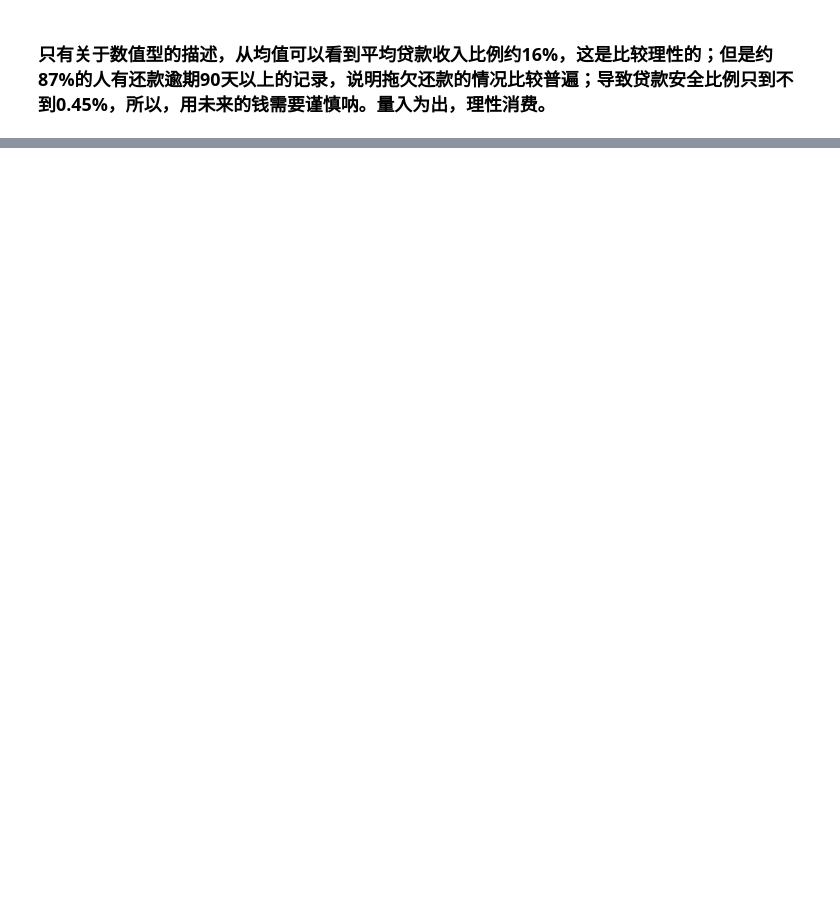
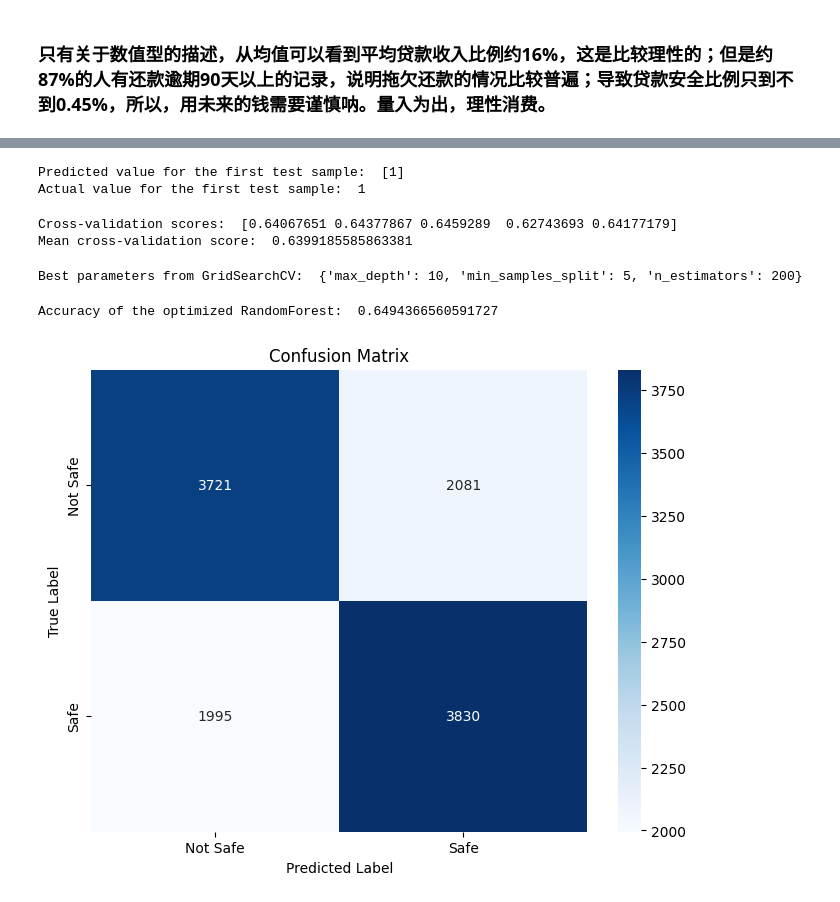
Before and after one commit to dingfengkun/loan_tree, a Jupyter notebook: loans_tree.ipynb, the cells around one changed output, grey strips where cells are left out. Saved outputs shown, nothing was run; the diff lists cells and outputs as text; code cells hidden in the pictures; blank space fills up the shorter version.

Commit message:
improve the feature engineering part and add new randomforest mode

```diff
--- a/loans_tree.ipynb
+++ b/loans_tree.ipynb
@@ -55,6 +65,8 @@ df.describe()
 # %%
-# 划分特征集与目标集
-X = df.drop('safe_loans', axis=1)
-Y = df.safe_loans
-X.shape
+# data preprocessing
+loans = df.fillna(0)
+X = loans.drop(['safe_loans'], axis=1)
+Y = loans['safe_loans']
+X_dict = X.to_dict(orient='records')
+X_dict
 # %% [output]
@@ -132,0 +150,54 @@ accuracy_score(Y_test, clf.predict(X_test))
+# %%
+# Using RandomForest for better accuracy
+from sklearn.ensemble import RandomForestClassifier
+clf = RandomForestClassifier(n_estimators=100, max_depth=10, random_state=1)
+clf = clf.fit(X_train, Y_train)
+# %%
+# Test the RandomForest model on a specific test sample
+test_rec = X_test[1].toarray().reshape(1, -1)
+print('Predicted value for the first test sample: ', clf.predict(test_rec))
+print('Actual value for the first test sample: ', Y_test.iloc[1])
+# %% [output]
+Predicted value for the first test sample:  [1]
+Actual value for the first test sample:  1
+# %%
+# Cross-validation for model evaluation
+cv_scores = cross_val_score(clf, X_train, Y_train, cv=5)
+print('Cross-validation scores: ', cv_scores)
+print('Mean cross-validation score: ', np.mean(cv_scores))
+# %% [output]
+Cross-validation scores:  [0.64067651 0.64377867 0.6459289  0.62743693 0.64177179]
+Mean cross-validation score:  0.6399185585863381
+# %%
+# Hyperparameter tuning using GridSearchCV
+param_grid = {
+    'n_estimators': [50, 100, 200],
+    'max_depth': [5, 10, 20],
+    'min_samples_split': [2, 5, 10]
+}
+grid_search = GridSearchCV(clf, param_grid, cv=3, scoring='accuracy')
+grid_search.fit(X_train, Y_train)
+print('Best parameters from GridSearchCV: ', grid_search.best_params_)
+# %% [output]
+Best parameters from GridSearchCV:  {'max_depth': 10, 'min_samples_split': 5, 'n_estimators': 200}
+# %%
+# Score the optimized RandomForest
+best_clf = grid_search.best_estimator_
+accuracy = accuracy_score(Y_test, best_clf.predict(X_test))
+print('Accuracy of the optimized RandomForest: ', accuracy)
+
+### The RandomForest model with hyperparameter tuning has improved the accuracy. Further optimizations could include additional feature engineering (e.g., feature selection, creation of new features), or trying other models such as Gradient Boosting or XGBoost. Cross-validation and hyperparameter tuning are key to ensuring good generalization performance.
+# %% [output]
+Accuracy of the optimized RandomForest:  0.6494366560591727
+# %%
+# Visualizing model performance
+# Confusion Matrix
+conf_matrix = confusion_matrix(Y_test, best_clf.predict(X_test))
+plt.figure(figsize=(8, 6))
+sns.heatmap(conf_matrix, annot=True, fmt='d', cmap='Blues', xticklabels=['Not Safe', 'Safe'], yticklabels=['Not Safe', 'Safe'])
+plt.xlabel('Predicted Label')
+plt.ylabel('True Label')
+plt.title('Confusion Matrix')
+plt.show()
+# %% [output]
+[figure, added]
```
Also changed, not shown: parts of 27 cells of this notebook, 1 other file.
